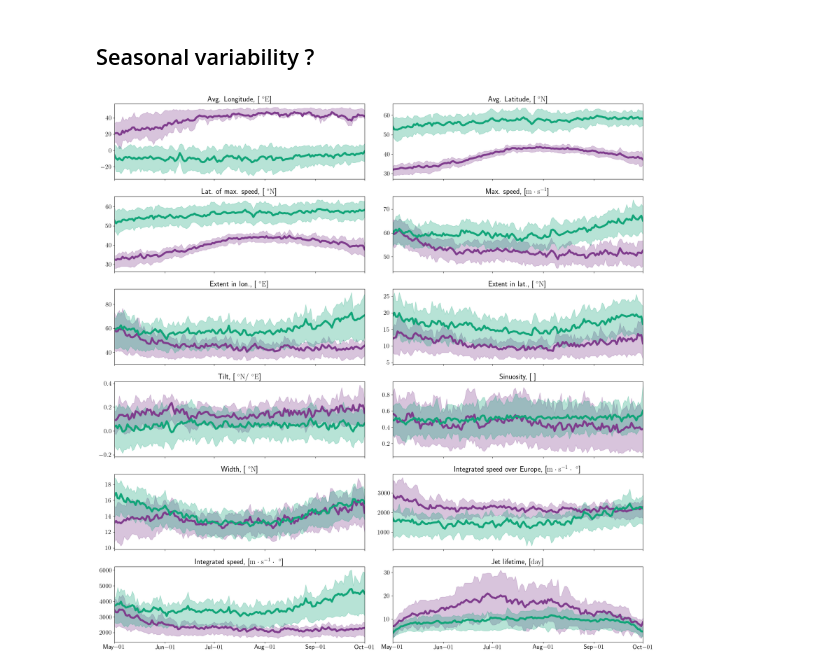
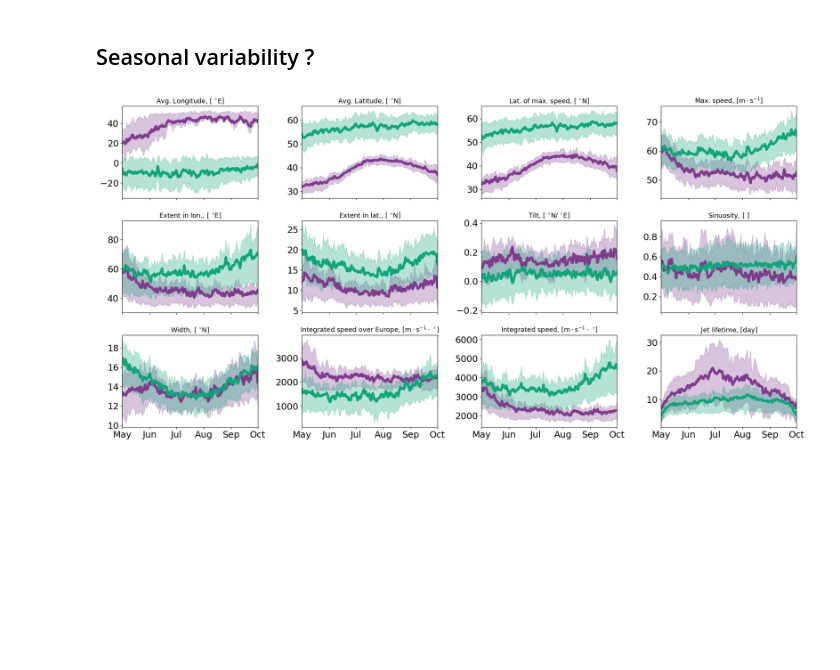
Before and after one commit to hbanderier/persistent-extremes-era5, a Jupyter notebook: jet_index_basic.ipynb, the cells around one changed output. Cells and saved outputs as stored; diff of their text form; code cells hidden in the pictures; blank space fills up the shorter version.

```diff
--- a/jet_index_basic.ipynb
+++ b/jet_index_basic.ipynb
@@ -240,18 +243,18 @@ da_vert_dists.plot(figsize=(10, 10))
 # %%
 from matplotlib.dates import DateFormatter
 data_vars = [varname for varname in props_as_ds.data_vars if varname not in ['int_low', 'is_polar', 'Lon']]
-fig, axes = plt.subplots(6, 2, figsize=(20, 20), tight_layout=True, sharex='all ')
+fig, axes = plt.subplots(3, 4, figsize=(20, 10), tight_layout=True, sharex='all')
 for varname, ax in zip(data_vars, axes.ravel()):
     gb = props_as_ds[varname].groupby('time.dayofyear')
     x = list(gb.groups.keys())
     x = DATERANGEPL_EXT[x]
     ys = gb.mean().values
     qs = gb.quantile(q=[0.25, 0.75]).values
     for i in range(2):
         ax.fill_between(x, qs[:, i, 0], qs[:, i, 1], color=colormaps.bold(i), alpha=0.3)
         ax.plot(x, ys[:, i], lw=5, color=colormaps.bold(i))
-    ax.set_title(f'{PRETTIER_VARNAME[varname]}, [{UNITS[varname]}]')
-    ax.xaxis.set_major_formatter(DateFormatter('%b-%d'))
+    ax.set_title(f'{PRETTIER_VARNAME[varname]}, [{UNITS[varname]}]', fontsize=13)
+    ax.xaxis.set_major_formatter(DateFormatter('%b'))
     ax.set_xlim(min(x), max(x))
 # %% [output]
-[figure, old version]
+[figure, new version]
```
Also changed, not shown: parts of 8 cells of this notebook, 4 other files.
